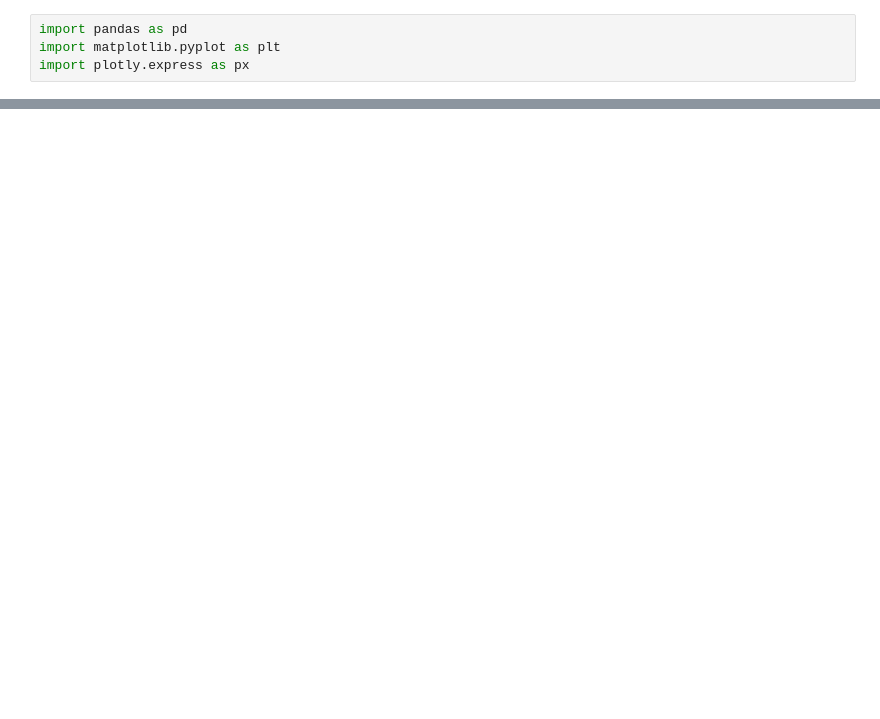
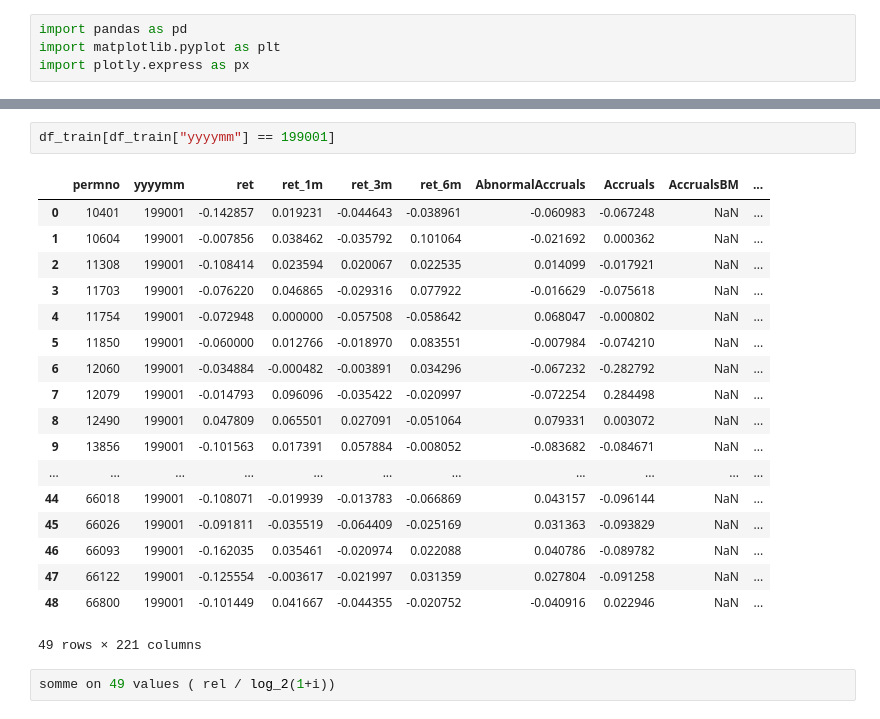
Before and after one commit to francois-goybet/ml-alpha-ranking-portfolio, a Jupyter notebook: notebook/notebook3.ipynb, the cells around one changed output, grey strips where cells are left out. Drawn from its saved outputs; the diff is of its cells as text; blank space fills up the shorter version.

```diff
--- a/notebook/notebook3.ipynb
+++ b/notebook/notebook3.ipynb
@@ -11,0 +88,23 @@ px.scatter(df_train[df_train["yyyymm"] == 200001], x="ret_1m", y="rank_score", t
+# %%
+df_train[df_train["yyyymm"] == 199001]
+# %% [output]
+|  | permno | yyyymm | ret | ret_1m | ret_3m | ret_6m | AbnormalAccruals | Accruals | AccrualsBM | ... |
+| 0 | 10401 | 199001 | -0.142857 | 0.019231 | -0.044643 | -0.038961 | -0.060983 | -0.067248 | NaN | ... |
+| 1 | 10604 | 199001 | -0.007856 | 0.038462 | -0.035792 | 0.101064 | -0.021692 | 0.000362 | NaN | ... |
+| 2 | 11308 | 199001 | -0.108414 | 0.023594 | 0.020067 | 0.022535 | 0.014099 | -0.017921 | NaN | ... |
+| 3 | 11703 | 199001 | -0.076220 | 0.046865 | -0.029316 | 0.077922 | -0.016629 | -0.075618 | NaN | ... |
+| 4 | 11754 | 199001 | -0.072948 | 0.000000 | -0.057508 | -0.058642 | 0.068047 | -0.000802 | NaN | ... |
+| 5 | 11850 | 199001 | -0.060000 | 0.012766 | -0.018970 | 0.083551 | -0.007984 | -0.074210 | NaN | ... |
+| 6 | 12060 | 199001 | -0.034884 | -0.000482 | -0.003891 | 0.034296 | -0.067232 | -0.282792 | NaN | ... |
+| 7 | 12079 | 199001 | -0.014793 | 0.096096 | -0.035422 | -0.020997 | -0.072254 | 0.284498 | NaN | ... |
+| 8 | 12490 | 199001 | 0.047809 | 0.065501 | 0.027091 | -0.051064 | 0.079331 | 0.003072 | NaN | ... |
+| 9 | 13856 | 199001 | -0.101563 | 0.017391 | 0.057884 | -0.008052 | -0.083682 | -0.084671 | NaN | ... |
+| ... | ... | ... | ... | ... | ... | ... | ... | ... | ... | ... |
+| 44 | 66018 | 199001 | -0.108071 | -0.019939 | -0.013783 | -0.066869 | 0.043157 | -0.096144 | NaN | ... |
+| 45 | 66026 | 199001 | -0.091811 | -0.035519 | -0.064409 | -0.025169 | 0.031363 | -0.093829 | NaN | ... |
+| 46 | 66093 | 199001 | -0.162035 | 0.035461 | -0.020974 | 0.022088 | 0.040786 | -0.089782 | NaN | ... |
+| 47 | 66122 | 199001 | -0.125554 | -0.003617 | -0.021997 | 0.031359 | 0.027804 | -0.091258 | NaN | ... |
+| 48 | 66800 | 199001 | -0.101449 | 0.041667 | -0.044355 | -0.020752 | -0.040916 | 0.022946 | NaN | ... |
+49 rows × 221 columns
+# %%
+somme on 49 values ( rel / log_2(1+i))
```
Also changed, not shown: parts of 11 cells of this notebook, 6 other files.
